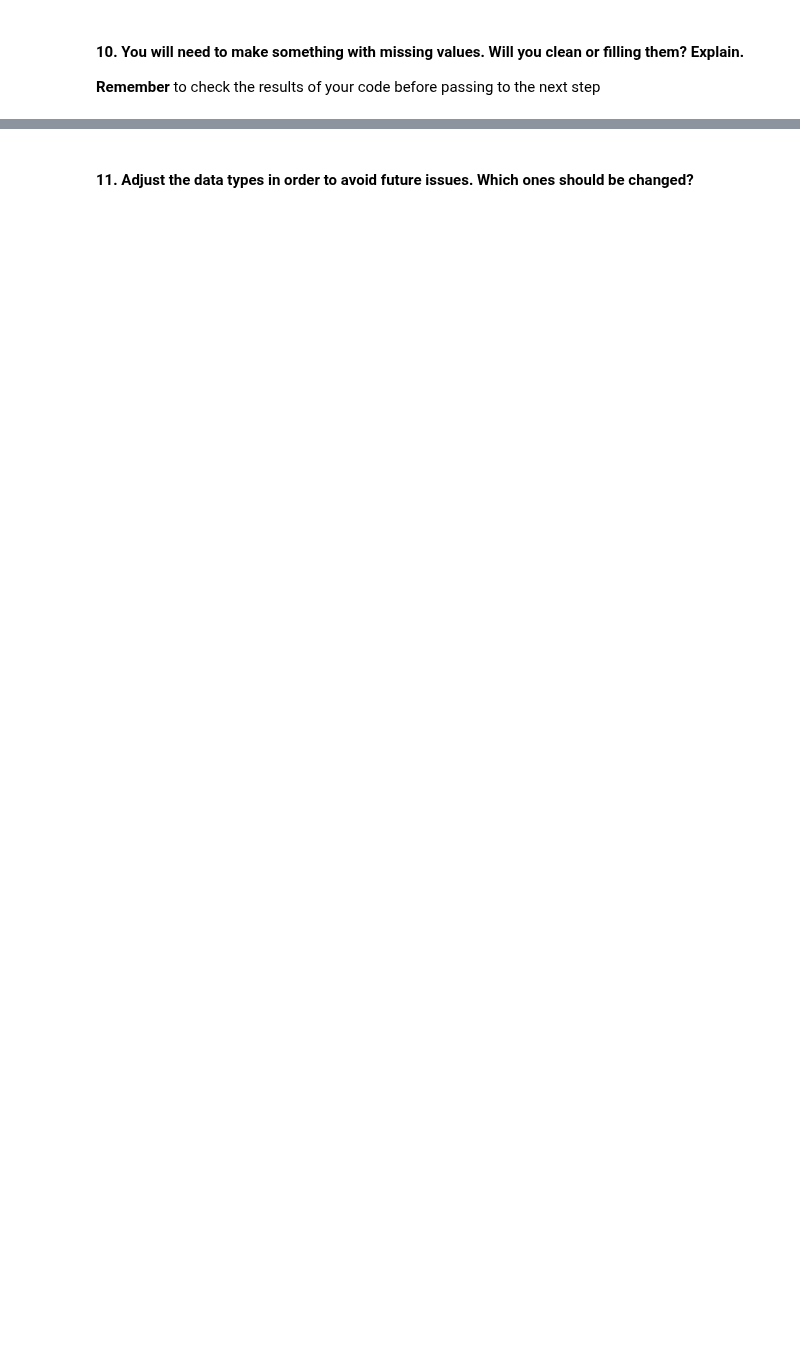
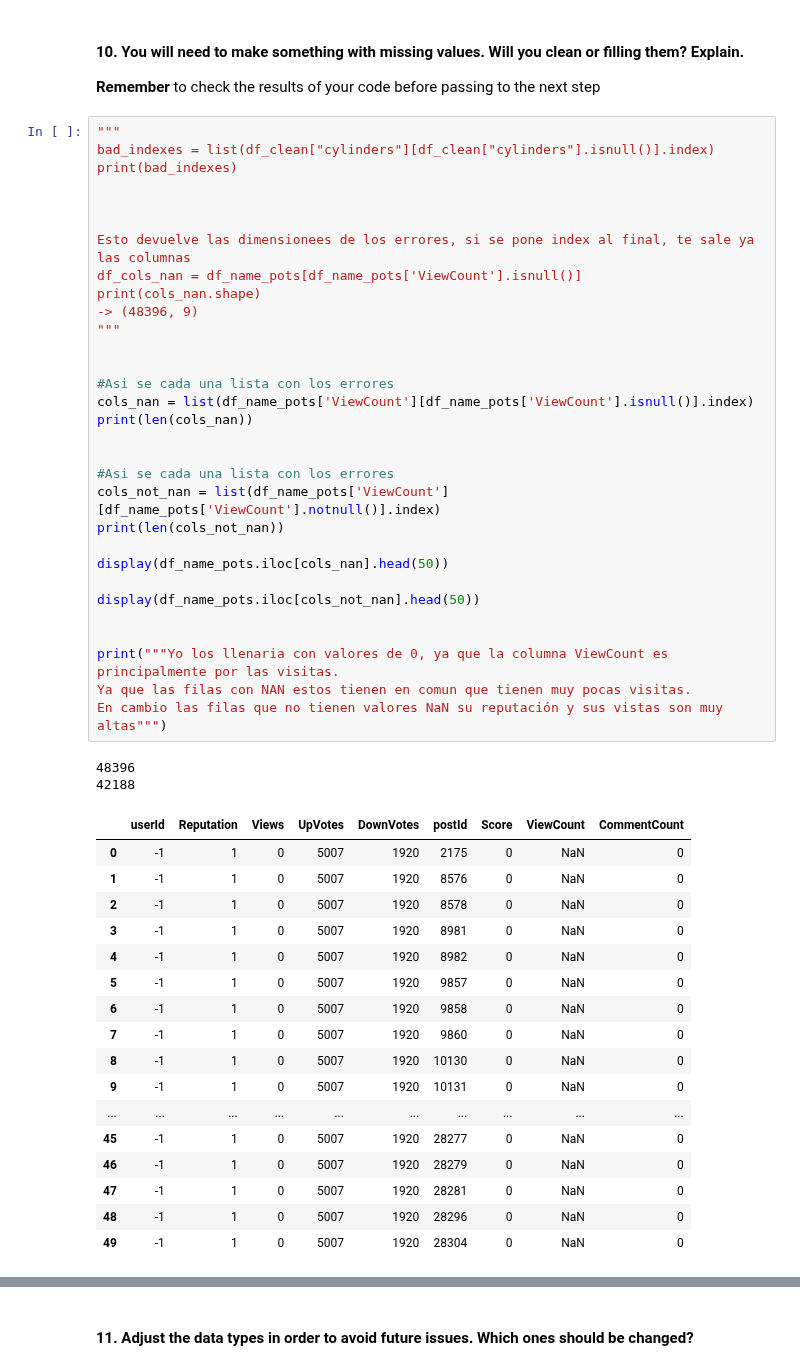
Before and after one commit to ironhack-datalabs/datamad0819, a Jupyter notebook: module-1/lab-data_cleaning/your-code/main.ipynb, the cells around one changed output, grey strips where cells are left out. Saved outputs shown, nothing was run; the diff lists cells and outputs as text; blank space fills up the shorter version.

```diff
--- a/module-1/lab-data_cleaning/your-code/main.ipynb
+++ b/module-1/lab-data_cleaning/your-code/main.ipynb
@@ -69,3 +232,54 @@ You will need to make a [merge](https://pandas.pydata.org/pandas-docs/stable/gen
 # %% [markdown]
 #### 10. You will need to make something with missing values.  Will you clean or filling them? Explain.
 **Remember** to check the results of your code before passing to the next step
+# %%
+"""
+bad_indexes = list(df_clean["cylinders"][df_clean["cylinders"].isnull()].index)
+print(bad_indexes)
+
+
+
+Esto devuelve las dimensionees de los errores, si se pone index al final, te sale ya las columnas
+df_cols_nan = df_name_pots[df_name_pots['ViewCount'].isnull()]
+print(cols_nan.shape)
+-> (48396, 9)
+"""
+
+
+#Asi se cada una lista con los errores
+cols_nan = list(df_name_pots['ViewCount'][df_name_pots['ViewCount'].isnull()].index)
+print(len(cols_nan))
+
+
+#Asi se cada una lista con los errores
+cols_not_nan = list(df_name_pots['ViewCount'][df_name_pots['ViewCount'].notnull()].index)
+print(len(cols_not_nan))
+
+display(df_name_pots.iloc[cols_nan].head(50))
+
+display(df_name_pots.iloc[cols_not_nan].head(50))
+
+
+print("""Yo los llenaria con valores de 0, ya que la columna ViewCount es principalmente por las visitas.
+Ya que las filas con NAN estos tienen en comun que tienen muy pocas visitas.
+En cambio las filas que no tienen valores NaN su reputación y sus vistas son muy altas""")
+# %% [output]
+48396
+42188
+|  | userId | Reputation | Views | UpVotes | DownVotes | postId | Score | ViewCount | CommentCount |
+| 0 | -1 | 1 | 0 | 5007 | 1920 | 2175 | 0 | NaN | 0 |
+| 1 | -1 | 1 | 0 | 5007 | 1920 | 8576 | 0 | NaN | 0 |
+| 2 | -1 | 1 | 0 | 5007 | 1920 | 8578 | 0 | NaN | 0 |
+| 3 | -1 | 1 | 0 | 5007 | 1920 | 8981 | 0 | NaN | 0 |
+| 4 | -1 | 1 | 0 | 5007 | 1920 | 8982 | 0 | NaN | 0 |
+| 5 | -1 | 1 | 0 | 5007 | 1920 | 9857 | 0 | NaN | 0 |
+| 6 | -1 | 1 | 0 | 5007 | 1920 | 9858 | 0 | NaN | 0 |
+| 7 | -1 | 1 | 0 | 5007 | 1920 | 9860 | 0 | NaN | 0 |
+| 8 | -1 | 1 | 0 | 5007 | 1920 | 10130 | 0 | NaN | 0 |
+| 9 | -1 | 1 | 0 | 5007 | 1920 | 10131 | 0 | NaN | 0 |
+| ... | ... | ... | ... | ... | ... | ... | ... | ... | ... |
+| 45 | -1 | 1 | 0 | 5007 | 1920 | 28277 | 0 | NaN | 0 |
+| 46 | -1 | 1 | 0 | 5007 | 1920 | 28279 | 0 | NaN | 0 |
+| 47 | -1 | 1 | 0 | 5007 | 1920 | 28281 | 0 | NaN | 0 |
+| 48 | -1 | 1 | 0 | 5007 | 1920 | 28296 | 0 | NaN | 0 |
+| 49 | -1 | 1 | 0 | 5007 | 1920 | 28304 | 0 | NaN | 0 |
```
Also changed, not shown: parts of 9 cells of this notebook.
